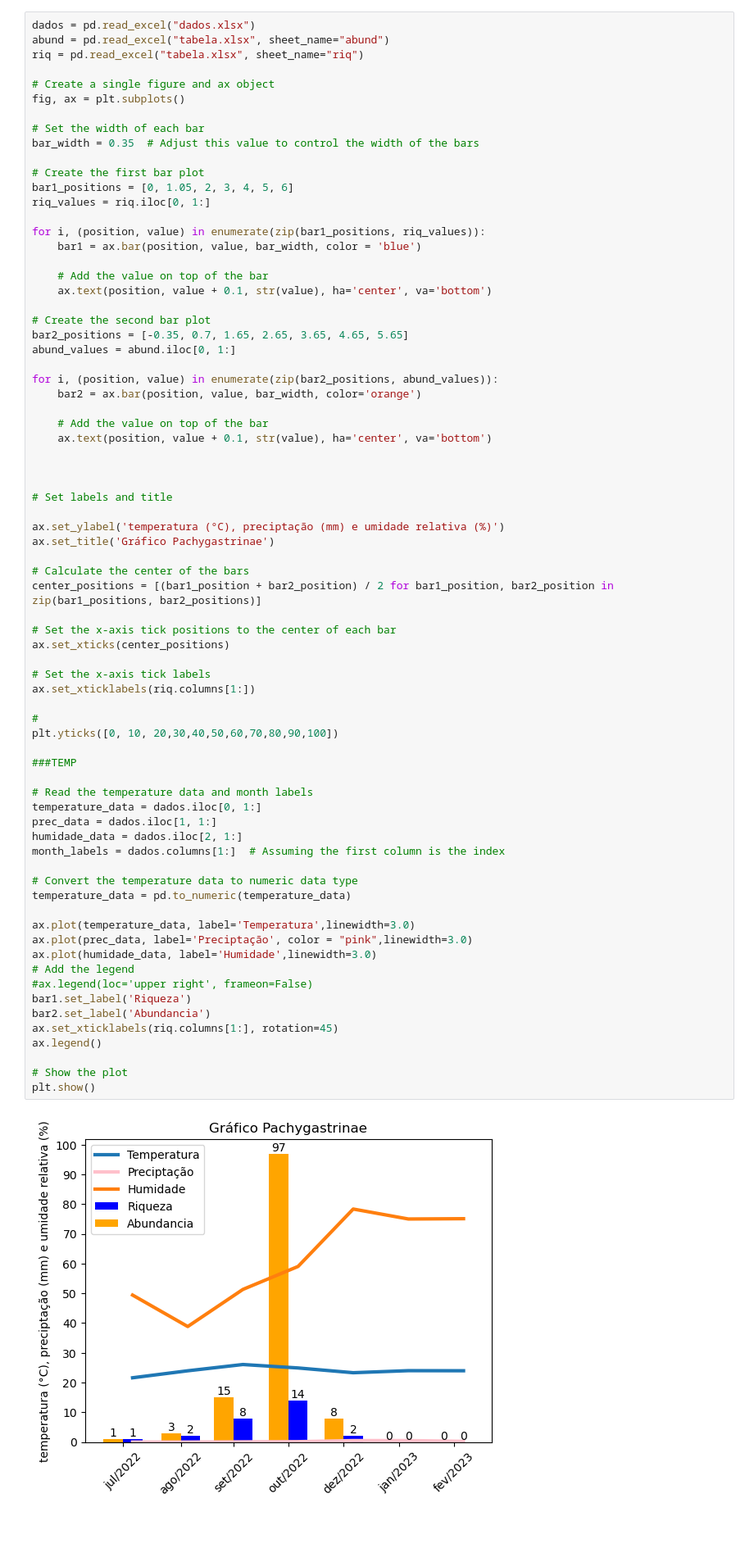
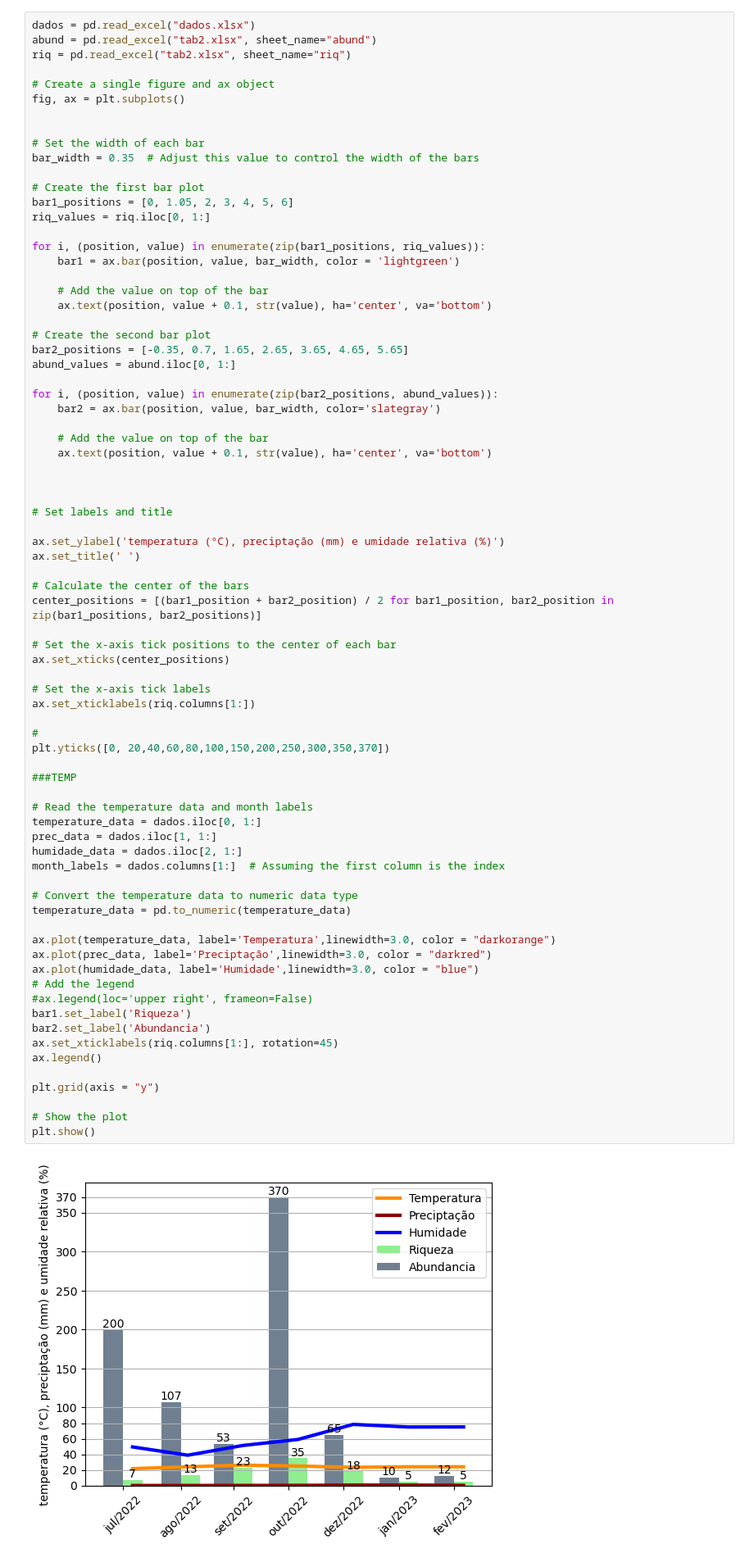
Before and after one commit to ikaromm/Estudos, a Jupyter notebook: ajudatcc/graf.ipynb, the cells around one changed output. Shown at 82% size. Drawn from its saved outputs; the diff is of its cells as text; blank space fills up the shorter version.

```diff
--- a/ajudatcc/graf.ipynb
+++ b/ajudatcc/graf.ipynb
@@ -221,11 +221,12 @@ plt.show()
 [figure]
 # %%
 dados = pd.read_excel("dados.xlsx")
-abund = pd.read_excel("tabela.xlsx", sheet_name="abund")
-riq = pd.read_excel("tabela.xlsx", sheet_name="riq")
+abund = pd.read_excel("tab2.xlsx", sheet_name="abund")
+riq = pd.read_excel("tab2.xlsx", sheet_name="riq")
 
 # Create a single figure and ax object
 fig, ax = plt.subplots()
+
 
 # Set the width of each bar
 bar_width = 0.35  # Adjust this value to control the width of the bars
@@ -235,7 +236,7 @@ bar1_positions = [0, 1.05, 2, 3, 4, 5, 6]
 riq_values = riq.iloc[0, 1:]
 
 for i, (position, value) in enumerate(zip(bar1_positions, riq_values)):
-    bar1 = ax.bar(position, value, bar_width, color = 'blue')
+    bar1 = ax.bar(position, value, bar_width, color = 'lightgreen')
 
     # Add the value on top of the bar
     ax.text(position, value + 0.1, str(value), ha='center', va='bottom')
@@ -245,7 +246,7 @@ bar2_positions = [-0.35, 0.7, 1.65, 2.65, 3.65, 4.65, 5.65]
 abund_values = abund.iloc[0, 1:]
 
 for i, (position, value) in enumerate(zip(bar2_positions, abund_values)):
-    bar2 = ax.bar(position, value, bar_width, color='orange')
+    bar2 = ax.bar(position, value, bar_width, color='slategray')
 
     # Add the value on top of the bar
     ax.text(position, value + 0.1, str(value), ha='center', va='bottom')
@@ -255,42 +256,44 @@ for i, (position, value) in enumerate(zip(bar2_positions, abund_values)):
 # Set labels and title
 
 ax.set_ylabel('temperatura (°C), preciptação (mm) e umidade relativa (%)')
-ax.set_title('Gráfico Pachygastrinae')
+ax.set_title(' ')
 
 # Calculate the center of the bars
 center_positions = [(bar1_position + bar2_position) / 2 for bar1_position, bar2_position in zip(bar1_positions, bar2_positions)]
 
 # Set the x-axis tick positions to the center of each bar
 ax.set_xticks(center_positions)
 
 # Set the x-axis tick labels
 ax.set_xticklabels(riq.columns[1:])
 
 #
-plt.yticks([0, 10, 20,30,40,50,60,70,80,90,100])
+plt.yticks([0, 20,40,60,80,100,150,200,250,300,350,370])
 
 ###TEMP
 
 # Read the temperature data and month labels
 temperature_data = dados.iloc[0, 1:]
 prec_data = dados.iloc[1, 1:]
 humidade_data = dados.iloc[2, 1:]
 month_labels = dados.columns[1:]  # Assuming the first column is the index
 
 # Convert the temperature data to numeric data type
 temperature_data = pd.to_numeric(temperature_data)
 
-ax.plot(temperature_data, label='Temperatura',linewidth=3.0)
-ax.plot(prec_data, label='Preciptação', color = "pink",linewidth=3.0)
-ax.plot(humidade_data, label='Humidade',linewidth=3.0)
+ax.plot(temperature_data, label='Temperatura',linewidth=3.0, color = "darkorange")
+ax.plot(prec_data, label='Preciptação',linewidth=3.0, color = "darkred")
+ax.plot(humidade_data, label='Humidade',linewidth=3.0, color = "blue")
 # Add the legend
 #ax.legend(loc='upper right', frameon=False)
 bar1.set_label('Riqueza')
 bar2.set_label('Abundancia')
 ax.set_xticklabels(riq.columns[1:], rotation=45)
 ax.legend()
 
+plt.grid(axis = "y")
+
 # Show the plot
 plt.show()
 # %% [output]
-[figure, old version]
+[figure, new version]
```
Also changed, not shown: parts of 3 cells of this notebook, 5 other files.
